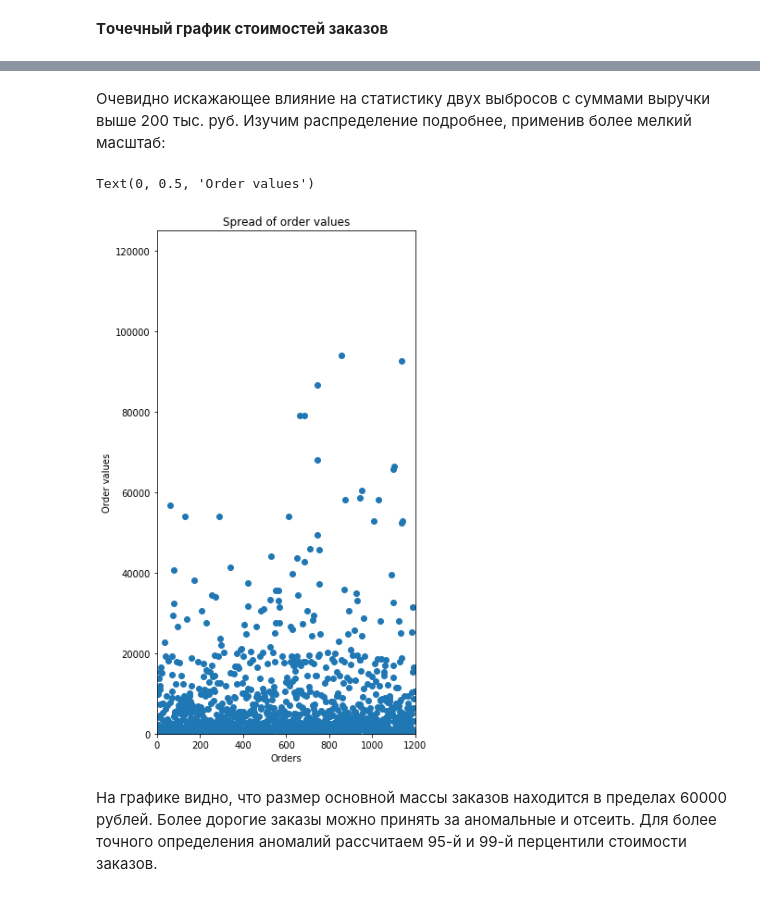
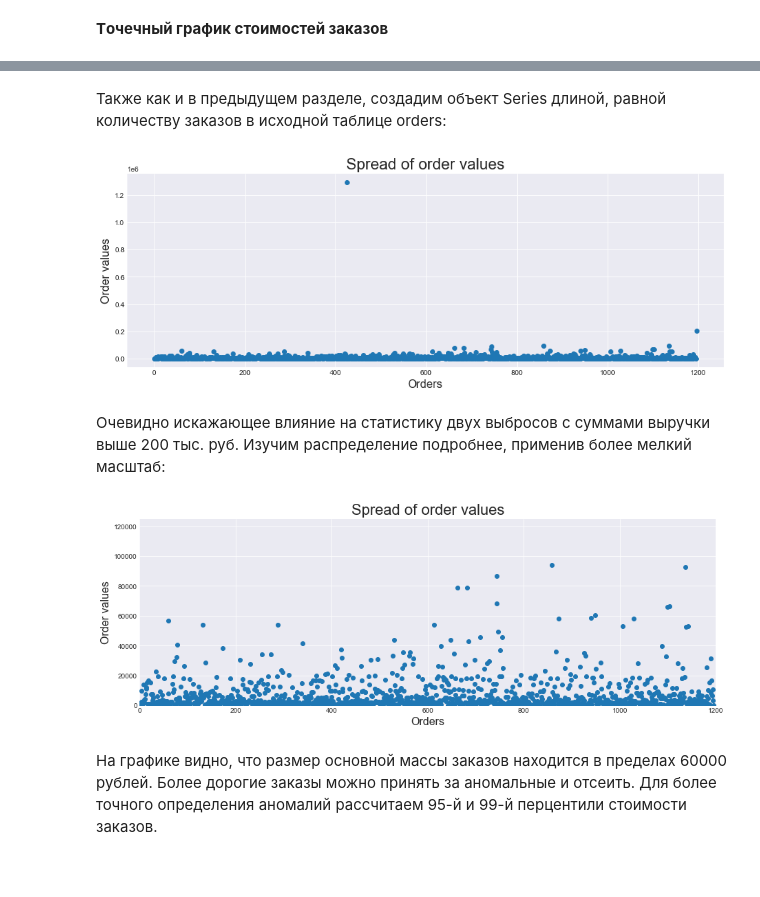
Before and after one commit to NI-coder/data_analytics_projects, a Jupyter notebook: hypotheses_and_ab_test_project/hypotheses_and_ab_test.ipynb, the cells around one changed output, grey strips where cells are left out. Cells and saved outputs as stored; diff of their text form; code cells hidden in the pictures; blank space fills up the shorter version.

```diff
--- a/hypotheses_and_ab_test_project/hypotheses_and_ab_test.ipynb
+++ b/hypotheses_and_ab_test_project/hypotheses_and_ab_test.ipynb
@@ -21,0 +58,2 @@
+# %%
+plt.style.use('seaborn-darkgrid')
@@ -21,0 +62,8 @@
+# %%
+def set_names(title, xlabel, ylabel):
+    '''
+    Функция устанавливает названия диаграммы и осей.
+    '''
+    plt.title(title, fontsize=22)
+    plt.xlabel(xlabel, fontsize=16)
+    plt.ylabel(ylabel, fontsize=16)
@@ -21,0 +156,21 @@
+# %%
+def get_scatter_plot(x_series, y_series, title, xlabel, ylabel, figwidth=15, figheight=5, axis_limits=[]):
+    '''
+    Функция отрисовывает точечную диаграмму.
+    Функция принимает следующие параметры:
+    x_series, y_series - объекты Series для осей X и Y;
+    title - название гистограммы ('str');
+    xlabel и ylabel - названия осей гистограммы ('str');
+    figwidth - ширина диаграммы ('int') - по умолчанию 15;
+    figheight - высота диаграммы ('int') - по умолчанию 5.
+    axis_limits - список крайних координат для осей [x_min, x_max, y_min, y_max] ('int' или 'float') - по умолчанию [].
+    '''
+    plt.figure(figsize=(figwidth, figheight))
+    plt.scatter(x_series, y_series)
+    set_names(title, xlabel, ylabel)
+
+    # Если заданы лимиты для осей, то учитываем их:
+    if axis_limits!=[]:
+        plt.axis(axis_limits)
+
+    plt.show()
@@ -112,7 +279,7 @@ hypothesis[['hypothesis', 'RICE']].sort_values(by='RICE', ascending=False)
 # %% [markdown]
 Изучим файл с результатами A/B-теста:
 # %%
-orders = pd.read_csv('/datasets/orders.csv', sep=",")
+orders = pd.read_csv('datasets/orders.csv', sep=",")
 orders.head()
 # %% [output]
 |  | transactionId | visitorId | date | revenue | group |
@@ -577,0 +769,2 @@ Text(0, 0.5, 'Order values')
+# %% [markdown]
+Также как и в предыдущем разделе, создадим объект Series длиной, равной количеству заказов в исходной таблице orders:
@@ -578,15 +773,15 @@ Text(0, 0.5, 'Order values')
+# %%
+get_scatter_plot(x_series=x_values_orders, y_series=orders['revenue'],
+                 title='Spread of order values', xlabel='Orders', ylabel='Order values')
+# %% [output]
+[figure, added]
 # %% [markdown]
 Очевидно искажающее влияние на статистику двух выбросов с суммами выручки выше 200 тыс. руб. Изучим распределение подробнее, применив более мелкий масштаб:
 # %%
-plt.figure(figsize=(5, 10))
-plt.scatter(x_values_orders, orders['revenue'])
-plt.axis([0, 1200, 0, 125000])
-plt.title('Spread of order values')
-plt.xlabel('Orders')
-plt.ylabel('Order values')
+get_scatter_plot(x_series=x_values_orders, y_series=orders['revenue'],
+                 title='Spread of order values', xlabel='Orders', ylabel='Order values', axis_limits=[0, 1200, 0, 125000])
 # %% [output]
-Text(0, 0.5, 'Order values')
-[figure, old version]
+[figure, new version]
 # %% [markdown]
 На графике видно, что размер основной массы заказов находится в пределах 60000 рублей. Более дорогие заказы можно принять за аномальные и отсеить. Для более точного определения аномалий рассчитаем 95-й и 99-й перцентили стоимости заказов.
 # %% [markdown]
```
Also changed, not shown: parts of 129 cells of this notebook, 6 other files.
